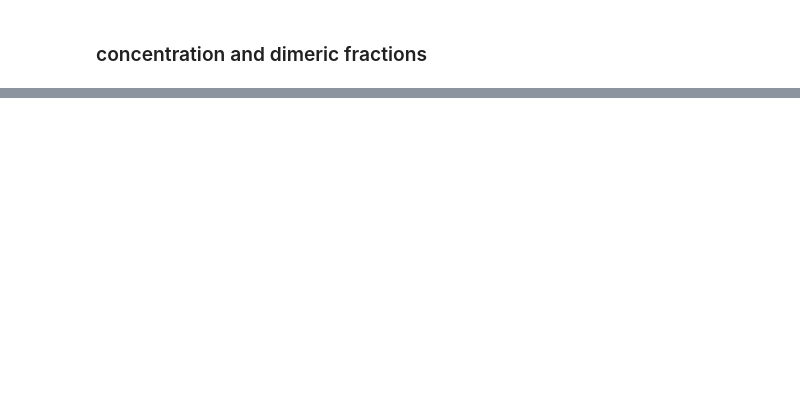
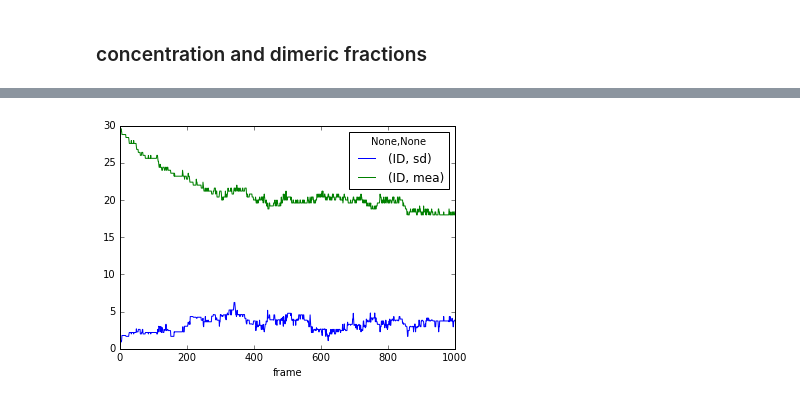
Before and after one commit to dprovasi/readi, a Jupyter notebook: readi.ipynb, the cells around one changed output, grey strips where cells are left out. Cells and saved outputs as stored; diff of their text form; code cells hidden in the pictures; blank space fills up the shorter version.

Commit message:
generate traj with different values of parameters
setup_system returns a traj and can be used instead of random_init to control the different values of params

```diff
--- a/readi.ipynb
+++ b/readi.ipynb
@@ -480,7 +481,7 @@ class runner(ProgressReporter):
             traj.step(self.timestep)
             traj.react_unimolecular(.1)
             if reactions_bim!=None:
-                traj.react_bimolecular(.1, bim_inducts)
+                traj.react_bimolecular(.1, reactions_bim)
             self._progress_update(1)
         if verbose:
             traj.describe()
@@ -690,0 +668,13 @@ concentration_short = concentrations[['mono_tot','dimer_tot']]
+# %%
+n_replicas=5
+sett = []
+for i in range(n_replicas):
+    t2, reacts = setup_system(30,
+        diffusion = {'mono':5e-2, 'dimer':1.5e-2} ,
+        rates = {'on':0.3 ,'off':10. })
+    run_1000steps = runner(1000, timestep = .1)
+    run_1000steps.run(t2, reactions_bim = reacts ,verbose=False)
+    sett.append(t2)
+
+em1 = ensemble(sett)
+em1.describe()
@@ -690,0 +693,18 @@ concentration_short = concentrations[['mono_tot','dimer_tot']]
+# %%
+ff = (em1.concentrations())
+gg=ff.groupby('type_name')
+
+rr=gg.get_group('mono')
+rr=rr.fillna(0).drop('type_name',1)
+#rr2 = rr.pivot(index='frame', columns='trj_in', values='ID')
+rr3=rr.groupby('frame').agg({'ID':{'mea':'mean', 'sd':'std'}}).rename(index=str).reset_index()
+#rr3.index = rr3.index.astype('int')
+#rr3.head()
+rr4=rr3.set_index(rr3.frame)
+rr4.index = rr4.index.astype('int')
+rr5=rr4.sort_index()
+#rr5.head()
+rr5.plot()
+plt.show()
+# %% [output]
+[figure, added]
```
Also changed, not shown: parts of 15 cells of this notebook.
